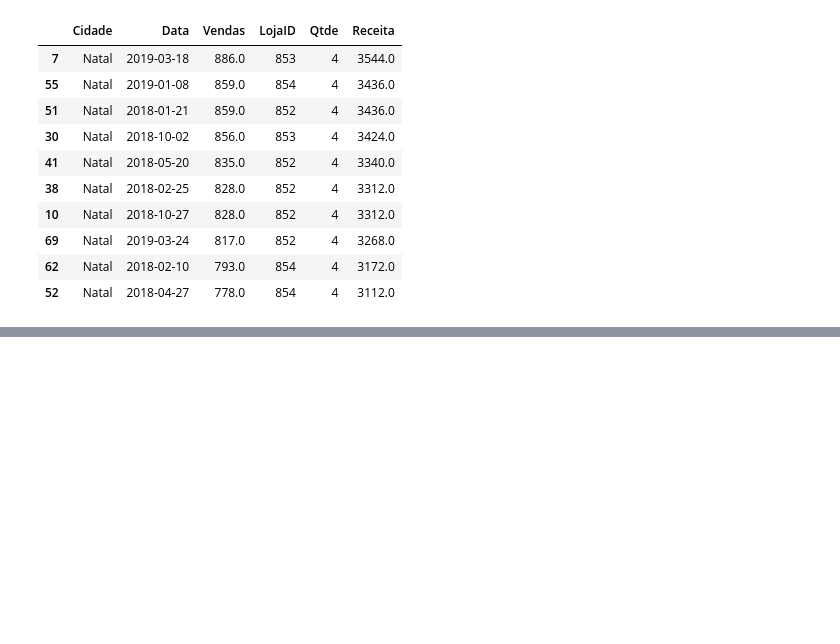
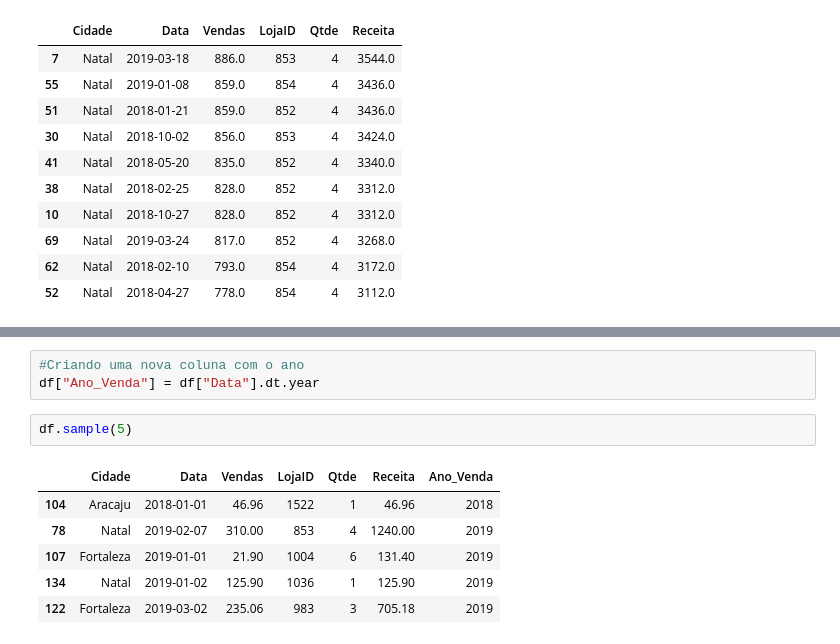
Before and after one commit to LicaCepillo/dio_data_python, a Jupyter notebook: tabelal_excel_pandas.ipynb, the cells around one changed output, grey strips where cells are left out. Cells and saved outputs as stored; diff of their text form; blank space fills up the shorter version.

```diff
--- a/tabelal_excel_pandas.ipynb
+++ b/tabelal_excel_pandas.ipynb
@@ -185,0 +221,12 @@ df.sort_values("Receita", ascending=False).head(10)
+# %%
+#Criando uma nova coluna com o ano
+df["Ano_Venda"] = df["Data"].dt.year
+# %%
+df.sample(5)
+# %% [output]
+|  | Cidade | Data | Vendas | LojaID | Qtde | Receita | Ano_Venda |
+| 104 | Aracaju | 2018-01-01 | 46.96 | 1522 | 1 | 46.96 | 2018 |
+| 78 | Natal | 2019-02-07 | 310.00 | 853 | 4 | 1240.00 | 2019 |
+| 107 | Fortaleza | 2019-01-01 | 21.90 | 1004 | 6 | 131.40 | 2019 |
+| 134 | Natal | 2019-01-02 | 125.90 | 1036 | 1 | 125.90 | 2019 |
+| 122 | Fortaleza | 2019-03-02 | 235.06 | 983 | 3 | 705.18 | 2019 |
```
Also changed, not shown: parts of 13 cells of this notebook.
